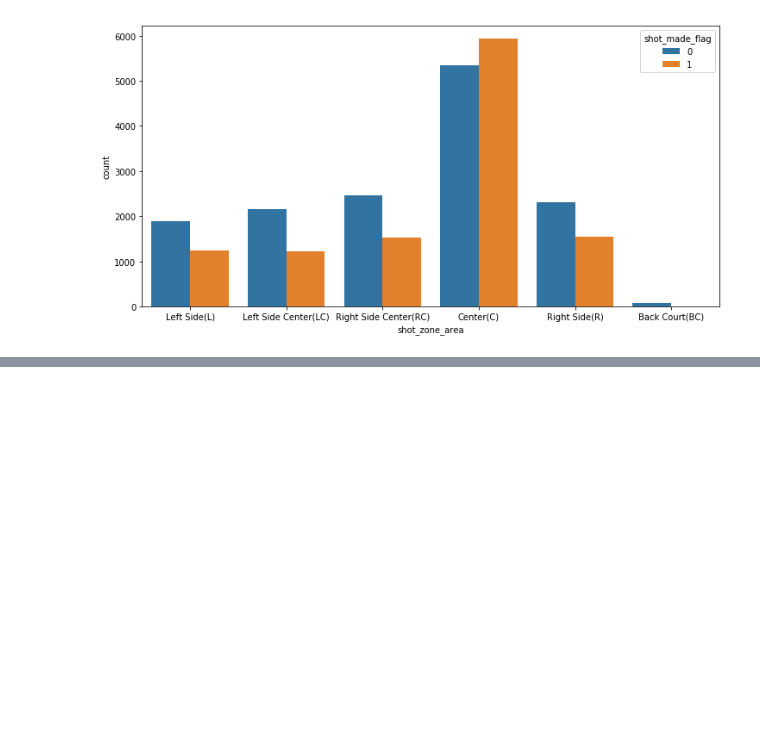
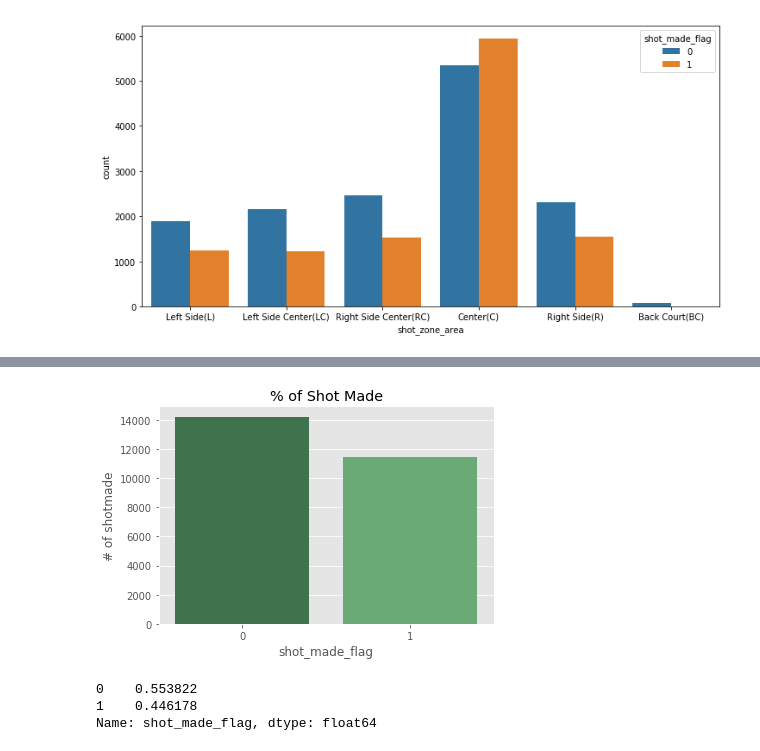
Before and after one commit to AustinLVB/KaggleKobe, a Jupyter notebook: Project1VisualizationLVBISHOP.ipynb, the cells around one changed output, grey strips where cells are left out. Drawn from its saved outputs; the diff is of its cells as text; code cells hidden in the pictures; blank space fills up the shorter version.

```diff
--- a/Project1VisualizationLVBISHOP.ipynb
+++ b/Project1VisualizationLVBISHOP.ipynb
@@ -449,0 +452,11 @@ pylab.show()
+# %%
+import pandas as pd
+import matplotlib.pyplot as plt
+import numpy as np
+import seaborn as sns
+from sklearn.preprocessing import MinMaxScaler
+from sklearn.ensemble import RandomForestClassifier
+from pandas.plotting import scatter_matrix
+plt.style.use('ggplot')
+# %%
+df = pd.read_csv('/Users/laurabishop/Desktop/7331DMdata/KobeComplete.csv', index_col='shot_id')
@@ -449,0 +531,4 @@ pylab.show()
+# %%
+# Create new dataframe null shot_made_flag removed
+df2 = df[df['shot_made_flag'].notnull()].reset_index()
+df2.shape
@@ -449,0 +561,15 @@ pylab.show()
+# %%
+# number of shots - Shot_made 45% of time
+sns.countplot(x='shot_made_flag', data=df2, palette="Greens_d");
+plt.ylabel('# of shotmade')
+plt.title('% of Shot Made')
+plt.show()
+# %% [output]
+[figure, added]
+# %%
+# % of shot over total shots
+df2['shot_made_flag'].value_counts() / df2['shot_made_flag'].shape
+# %% [output]
+0    0.553822
+1    0.446178
+Name: shot_made_flag, dtype: float64
```
Also changed, not shown: parts of 23 cells of this notebook.
